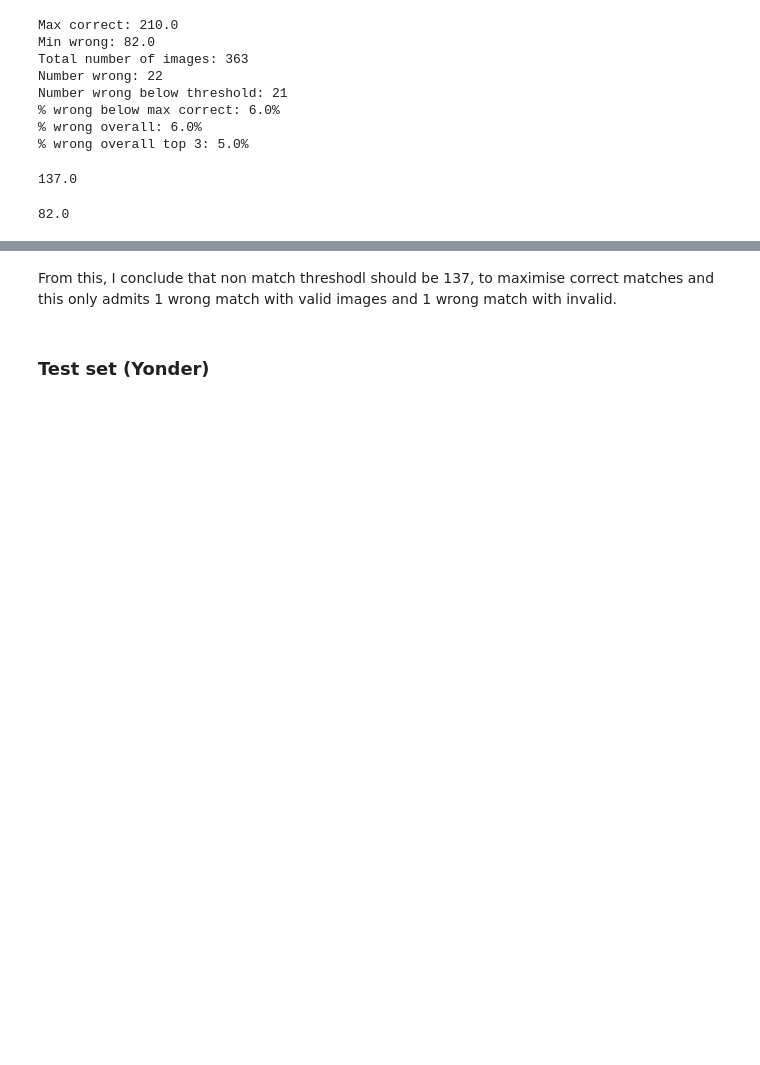
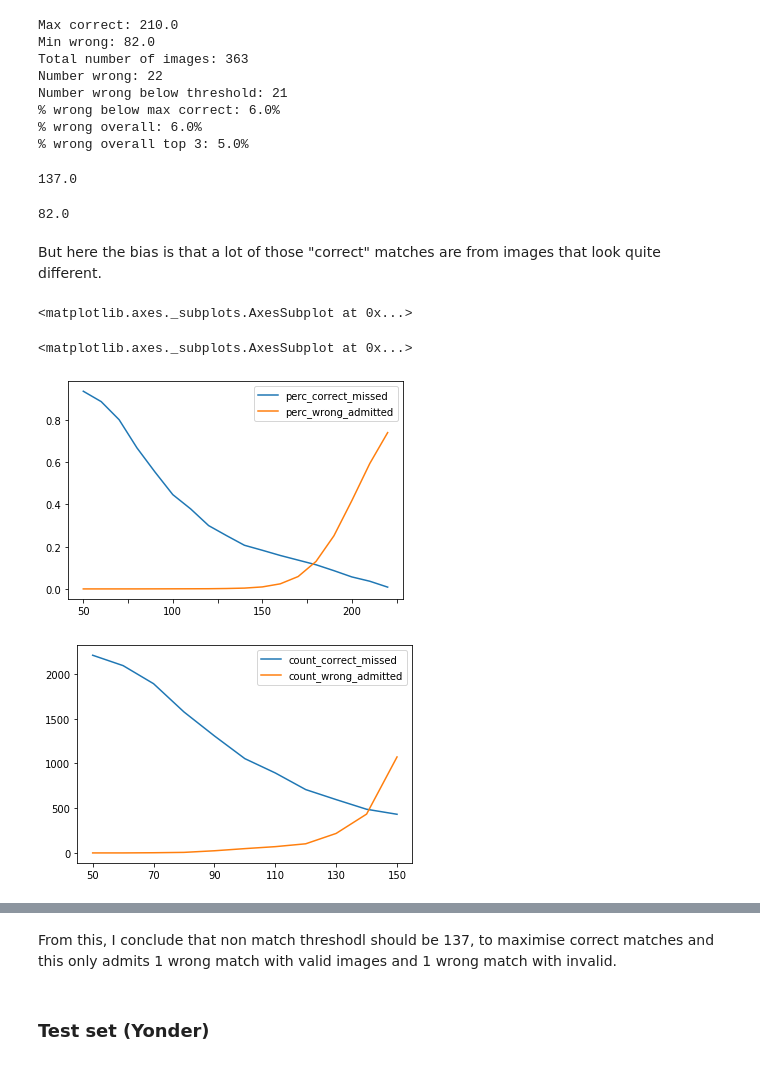
Before and after one commit to andrius-sil/climbicus, a Jupyter notebook: model_training/threshold.ipynb, the cells around one changed output, grey strips where cells are left out. Cells and saved outputs as stored; diff of their text form; code cells hidden in the pictures; blank space fills up the shorter version.

```diff
--- a/model_training/threshold.ipynb
+++ b/model_training/threshold.ipynb
@@ -10,4 +10,32 @@ import cbir_helpers
 importlib.reload(cbir_helpers)
 # %% [output]
 <module 'cbir_helpers' from '/srv/app/cbir_helpers.py'>
+# %%
+def analyse_wrong_threshold(correct, wrong, all_invalid_dists=None):
+    data = {}
+    for i in range(50, 230, 10):
+        perc_correct_missed = len([d for d in correct if d>i])/len(correct)
+        perc_wrong_admitted = len([d for d in wrong if d<i])/len(wrong)
+        data[str(i)] = [perc_correct_missed, perc_wrong_admitted]
+        columns = ['perc_correct_missed','perc_wrong_admitted']
+        if all_invalid_dists is not None:
+            perc_invalid_admitted = len([d for d in all_invalid_dists if d<i])/len(all_invalid_dists)
+            data[str(i)].append(perc_invalid_admitted)
+            columns.append('perc_invalid_admitted')
+
+    data_df = pd.DataFrame.from_dict(data, orient='index', columns=columns)
+    display(data_df.plot())
+
+    data = {}
+    for i in range(50, 160, 10):
+        count_correct_missed = len([d for d in correct if d>i])
+        count_wrong_admitted = len([d for d in wrong if d<i])
+        data[str(i)] = [count_correct_missed, count_wrong_admitted]
+        columns = ['count_correct_missed', 'count_wrong_admitted']
+        if all_invalid_dists is not None:
+            count_invalid_admitted = len([d for d in all_invalid_dists if d<i])
+            data[str(i)].append(count_invalid_admitted)
+            columns.append('count_invalid_admitted')
+    data_df = pd.DataFrame.from_dict(data, orient='index', columns=columns)
+    display(data_df.plot())
 # %%
@@ -49,6 +78,30 @@ max(correct)
 min(wrong)
 # %% [output]
 82.0
+# %%
+def find_correct_wrong_all_matches(d):
+    correct_dists = []
+    wrong_dists = []
+    for img, matches in d.items():
+        correct_c = img.split('/')[0]
+        for img2, dist in matches.items():
+            img2_c = img2.split('/')[0]
+            if correct_c == img2_c:
+                correct_dists.append(dist)
+            else:
+                wrong_dists.append(dist)
+    return correct_dists, wrong_dists
+# %%
+correct_dists, wrong_dists = find_correct_wrong_all_matches(d_wo_invalid)
+# %% [markdown]
+But here the bias is that a lot of those "correct" matches are from images that look quite different.
+# %%
+analyse_wrong_threshold(correct_dists, wrong_dists)
+# %% [output]
+<matplotlib.axes._subplots.AxesSubplot at 0x...>
+<matplotlib.axes._subplots.AxesSubplot at 0x...>
+[figure, added]
+[figure, added]
 # %%
 def invalid_images_stats(d):
     max_valids = []
```
Also changed, not shown: parts of 10 cells of this notebook.
